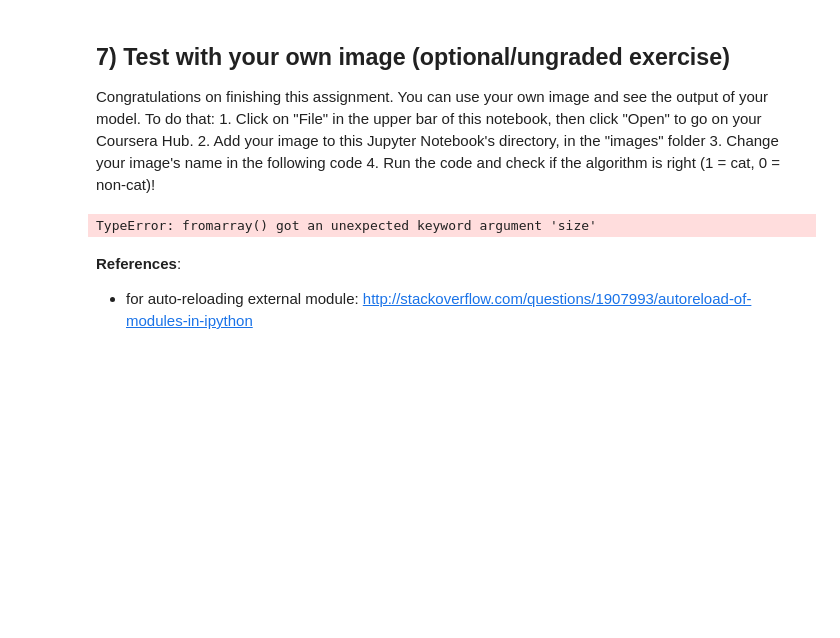
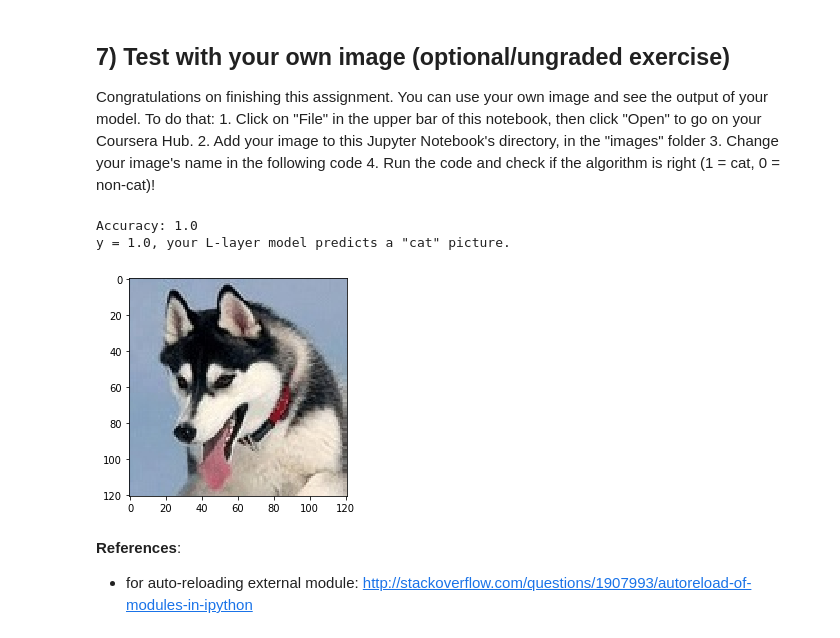
Before and after one commit to wuyoujing/deeplearning_ai_books, a Jupyter notebook: code/01.机器学习和神经网络/4.第四周 深层神经网络/编程作业/assignment4_2.ipynb, the cells around one changed output. Saved outputs shown, nothing was run; the diff lists cells and outputs as text; code cells hidden in the pictures; blank space fills up the shorter version.

```diff
--- a/code/01.机器学习和神经网络/4.第四周 深层神经网络/编程作业/assignment4_2.ipynb
+++ b/code/01.机器学习和神经网络/4.第四周 深层神经网络/编程作业/assignment4_2.ipynb
@@ -563,19 +557,22 @@ Congratulations on finishing this assignment. You can use your own image and see
 # %%
 ## START CODE HERE ##
 # import scipy.misc
 my_image = "my_image1.jpg"
 my_label_y = 1
 ## END CODE HERE ##
 
 fname = "images/" + my_image
 image = np.array(plt.imread(fname))
-my_image = Image.fromarray(image, size=(num_px,num_px)).reshape((num_px*num_px*3,1))
+# my_image = scipy.misc.imresize(image, size=(num_px,num_px)).reshape((num_px*num_px*3,1))
+my_image = np.array(Image.fromarray(image).resize((num_px,num_px))).reshape((num_px*num_px*3,1))
 my_predicted_image = predict(my_image, my_label_y, parameters)
 
 plt.imshow(image)
 print ("y = " + str(np.squeeze(my_predicted_image)) + ", your L-layer model predicts a \"" + classes[int(np.squeeze(my_predicted_image)),].decode("utf-8") +  "\" picture.")
 # %% [output]
-TypeError: fromarray() got an unexpected keyword argument 'size'
+Accuracy: 1.0
+y = 1.0, your L-layer model predicts a "cat" picture.
+[figure, added]
 # %% [markdown]
 **References**:
 
```
Also changed, not shown: parts of 2 cells of this notebook.
